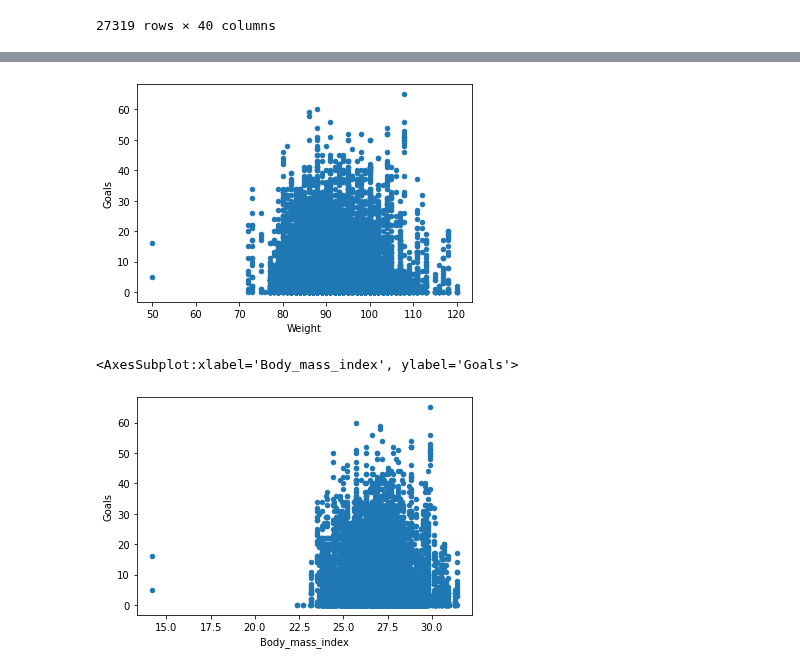
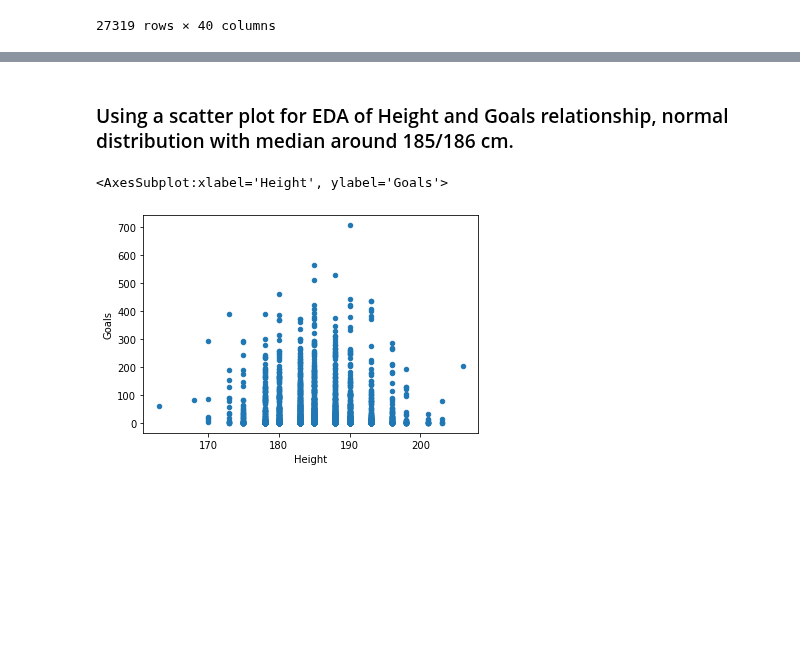
Before and after one commit to data301-2021-winter1/project-group38-project, a Jupyter notebook: notebooks/analysis1.ipynb, the cells around one changed output, grey strips where cells are left out. Drawn from its saved outputs; the diff is of its cells as text; code cells hidden in the pictures; blank space fills up the shorter version.

```diff
--- a/notebooks/analysis1.ipynb
+++ b/notebooks/analysis1.ipynb
@@ -81,11 +121,7 @@ nhlSkaterSize_GoalsInitialClean2000s.plot(kind='scatter', x='Height', y='Goals')
-# %%
-#Using another scatter plot for EDA of Weight and Goals relationship, negative skew median around 95kg.
-nhlSkaterSize_GoalsInitialClean2000s.plot(kind='scatter', x='Weight', y='Goals')
-# %% [output]
-[figure, removed]
-# %%
-#Using a scatter plot to visualize the relationship between BMI and Goals, negativ skew with median around 27.4.
-nhlSkaterSize_GoalsInitialClean2000s.plot(kind='scatter', x="Body_mass_index", y='Goals')
-# %% [output]
-<AxesSubplot:xlabel='Body_mass_index', ylabel='Goals'>
-[figure, removed]
+# %% [markdown]
+### Using a scatter plot for EDA of Height and Goals relationship, normal distribution with median around 185/186 cm.
+# %%
+nhlSkaterSize_Success_cleaned_grouped.plot(kind='scatter', x='Height', y='Goals')
+# %% [output]
+<AxesSubplot:xlabel='Height', ylabel='Goals'>
+[figure, added]
```
Also changed, not shown: parts of 18 cells of this notebook.
